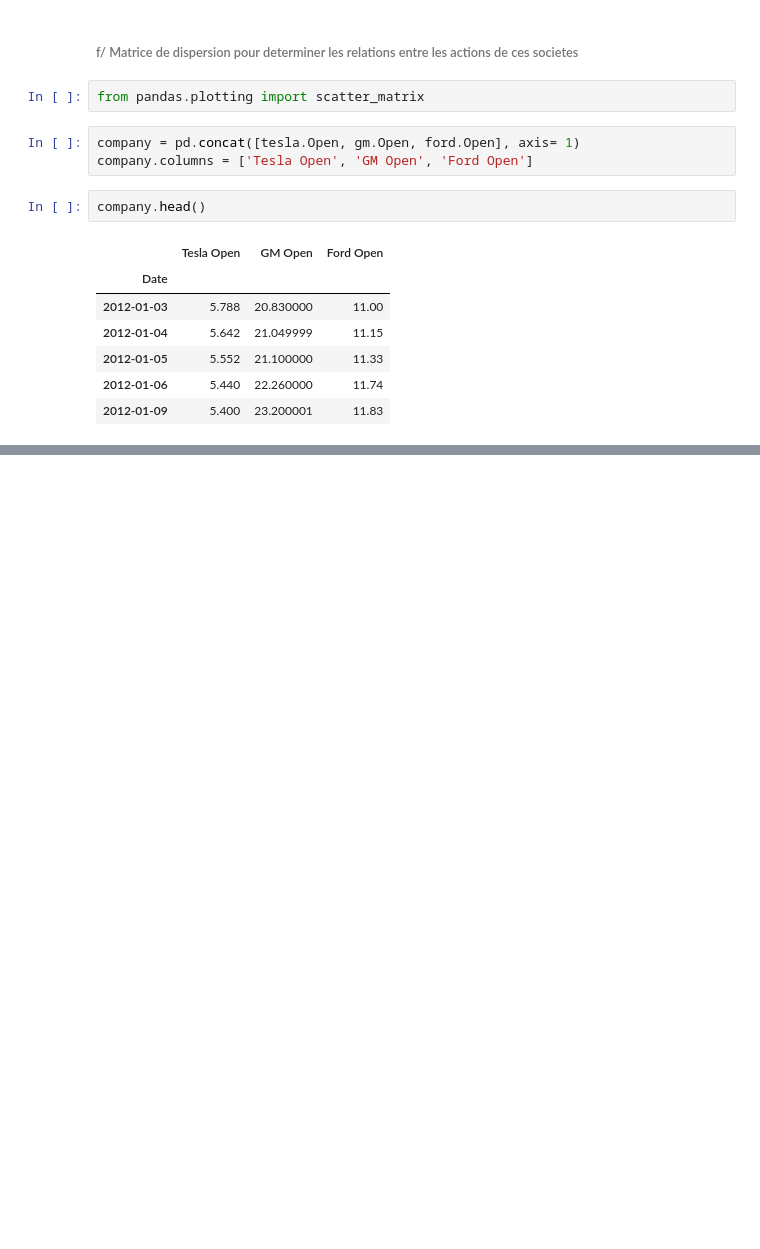
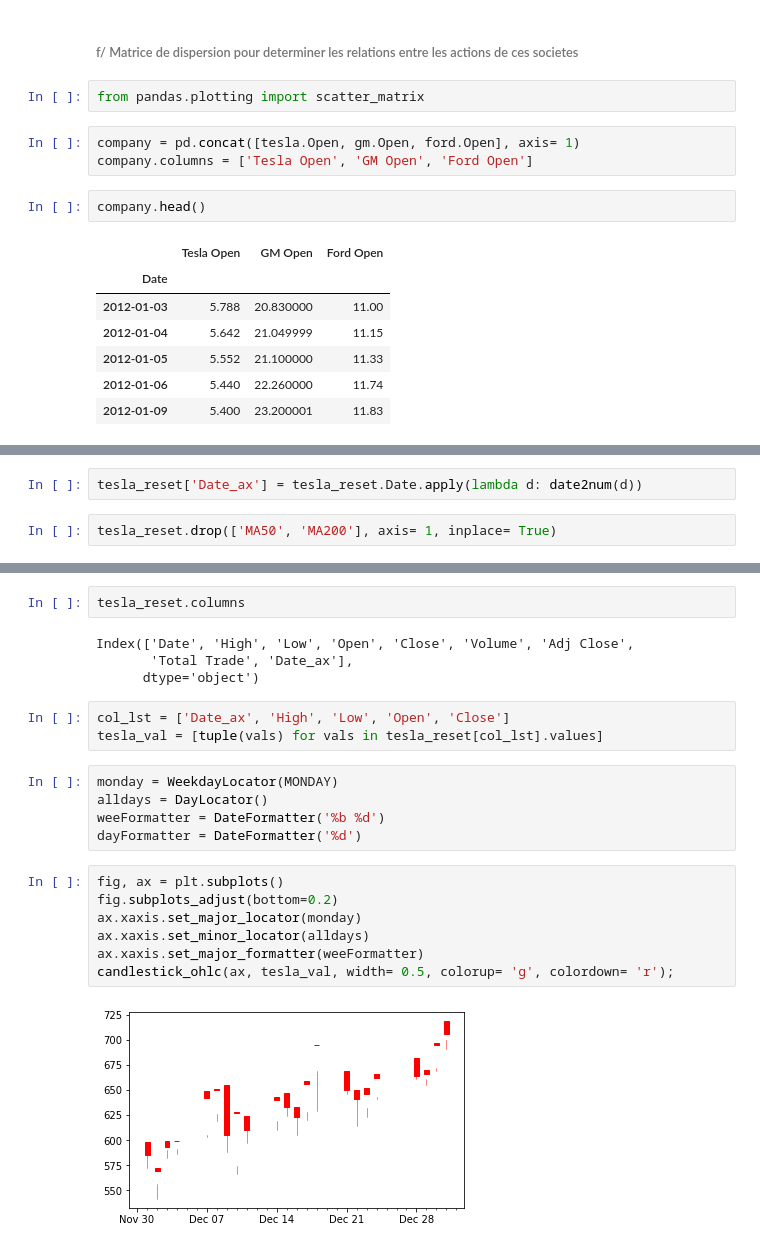
Before and after one commit to jfclaudien/financial-analysis-with-python, a Jupyter notebook: stock market analysis.ipynb, the cells around one changed output, grey strips where cells are left out. Drawn from its saved outputs; the diff is of its cells as text; blank space fills up the shorter version.

```diff
--- a/stock market analysis.ipynb
+++ b/stock market analysis.ipynb
@@ -152,0 +219,4 @@ scatter_matrix(company, figsize= (8, 8), alpha= 0.2, hist_kwds= {});
+# %%
+tesla_reset['Date_ax'] = tesla_reset.Date.apply(lambda d: date2num(d))
+# %%
+tesla_reset.drop(['MA50', 'MA200'], axis= 1, inplace= True)
@@ -152,0 +232,23 @@ scatter_matrix(company, figsize= (8, 8), alpha= 0.2, hist_kwds= {});
+# %%
+tesla_reset.columns
+# %% [output]
+Index(['Date', 'High', 'Low', 'Open', 'Close', 'Volume', 'Adj Close',
+       'Total Trade', 'Date_ax'],
+      dtype='object')
+# %%
+col_lst = ['Date_ax', 'High', 'Low', 'Open', 'Close']
+tesla_val = [tuple(vals) for vals in tesla_reset[col_lst].values]
+# %%
+monday = WeekdayLocator(MONDAY)
+alldays = DayLocator()
+weeFormatter = DateFormatter('%b %d')
+dayFormatter = DateFormatter('%d')
+# %%
+fig, ax = plt.subplots()
+fig.subplots_adjust(bottom=0.2)
+ax.xaxis.set_major_locator(monday)
+ax.xaxis.set_minor_locator(alldays)
+ax.xaxis.set_major_formatter(weeFormatter)
+candlestick_ohlc(ax, tesla_val, width= 0.5, colorup= 'g', colordown= 'r');
+# %% [output]
+[figure, added]
```
Also changed, not shown: parts of 10 cells of this notebook.
